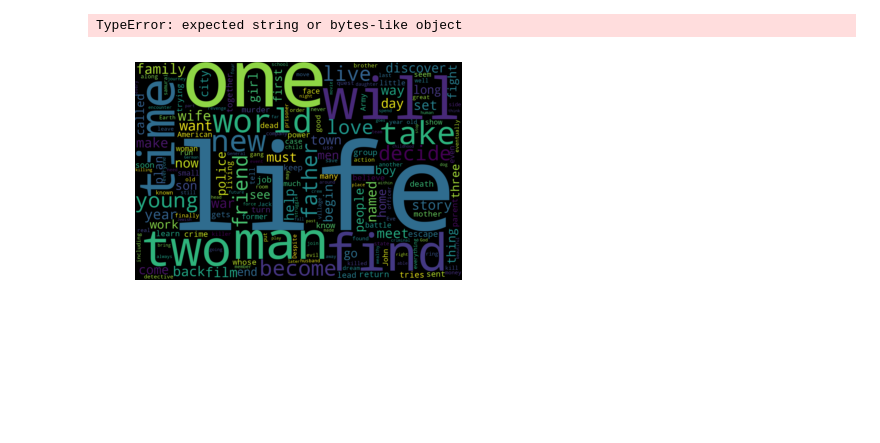
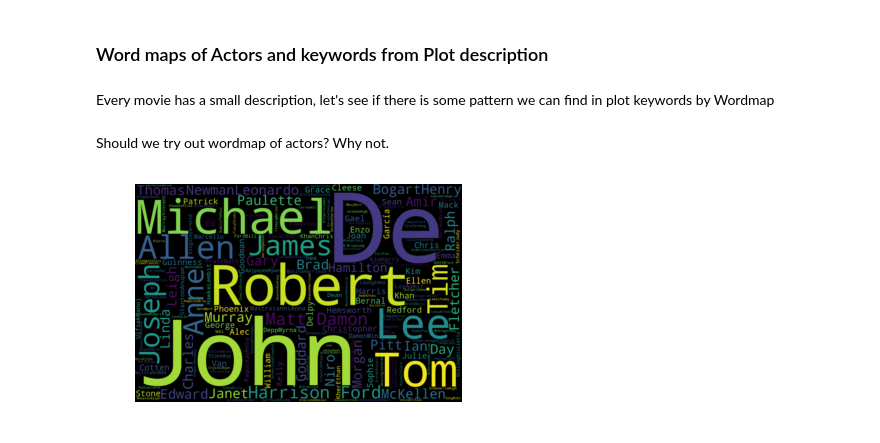
Before and after one commit to myke11j/imdb-top-250-movies, a Jupyter notebook: imdb-top-250.ipynb, the cells around one changed output. Cells and saved outputs as stored; diff of their text form; code cells hidden in the pictures; blank space fills up the shorter version.

```diff
--- a/imdb-top-250.ipynb
+++ b/imdb-top-250.ipynb
@@ -9,0 +32,3 @@ df = pd.read_csv('./imdb-top-250.csv')
+# %%
+df = df.dropna( subset=['rank'] )
+df.shape
@@ -9,0 +104,3 @@ df = pd.read_csv('./imdb-top-250.csv')
+# %%
+df['score'] = pd.to_numeric(df.score, errors='coerce')
+sns.distplot(df['score']);
@@ -46,22 +134,31 @@ df['rating'].value_counts().head(10).plot.bar()
+# %% [markdown]
+### Word maps of Actors and keywords from Plot description
+# %% [markdown]
+Every movie has a small description, let's see if there is some pattern we can find in plot keywords by Wordmap
 # %%
-wordcloud = WordCloud().generate(df['storyline'].str.join(''))
+# plotKeywords = ''
+# for x in df['storyline']:
+#     plotKeywords += plotKeywords.join(str(x).strip())
 
-# Display the generated image:
-plt.imshow(wordcloud, interpolation='bilinear')
-plt.axis("off")
-plt.show()
+# wordcloud = WordCloud(width=1500, height=1000, stopwords = STOPWORDS).generate(plotKeywords)
+
+# # Display the generated image:
+# plt.imshow(wordcloud, interpolation='bilinear')
+# plt.axis("off")
+# plt.show()
-# %% [output]
-TypeError: expected string or bytes-like object
+# %% [markdown]
+Should we try out wordmap of actors? Why not.
 # %%
-res = ''
-for x in df['storyline']:
-    res += ' ' + str(x).strip()
+listOfActors = ''
+for x in df['starring']:
+    stars = str(x).split(',')
+    listOfActors = listOfActors.join(stars)
 
-wordcloud = WordCloud(width=1500, height=1000, stopwords = STOPWORDS).generate(res)
+wordcloud = WordCloud(width=1500, height=1000, stopwords = STOPWORDS).generate(listOfActors)
 
 # Display the generated image:
 plt.imshow(wordcloud, interpolation='bilinear')
 plt.axis("off")
 plt.show()
 # %% [output]
-[figure, old version]
+[figure, new version]
```
Also changed, not shown: parts of 22 cells of this notebook, 2 other files.
